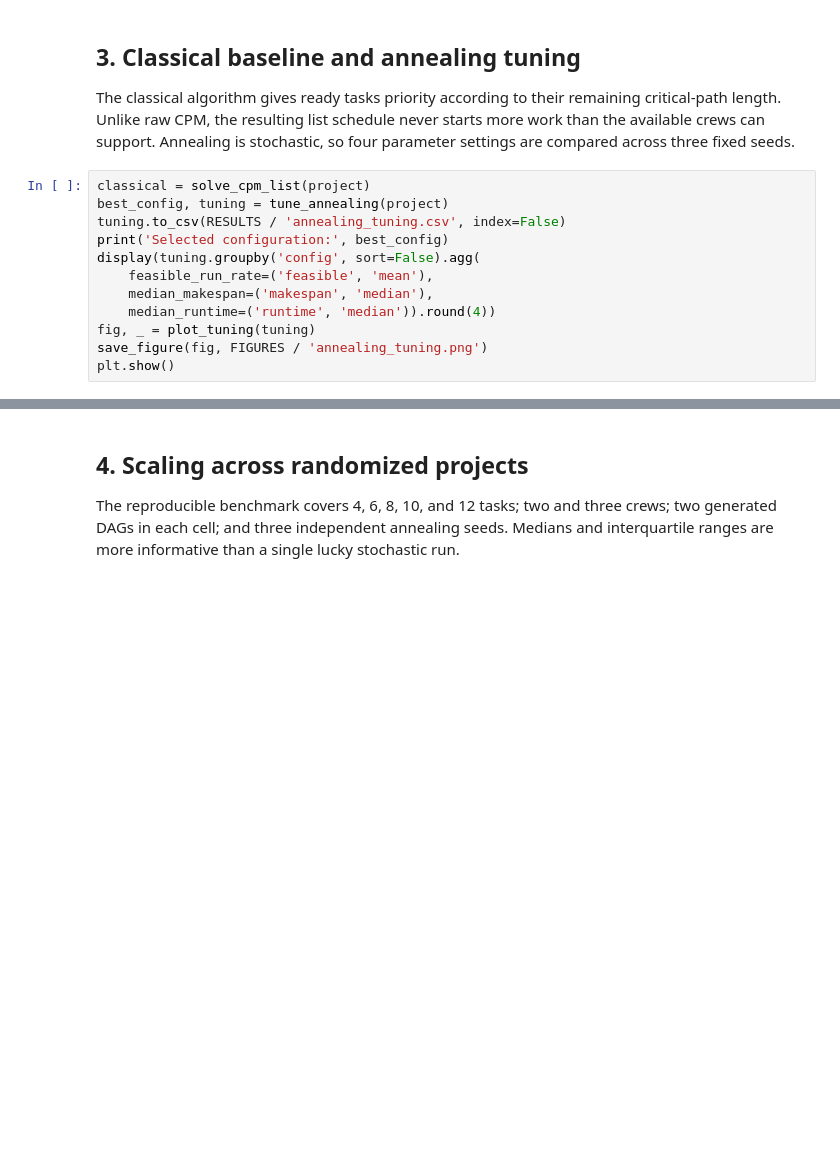
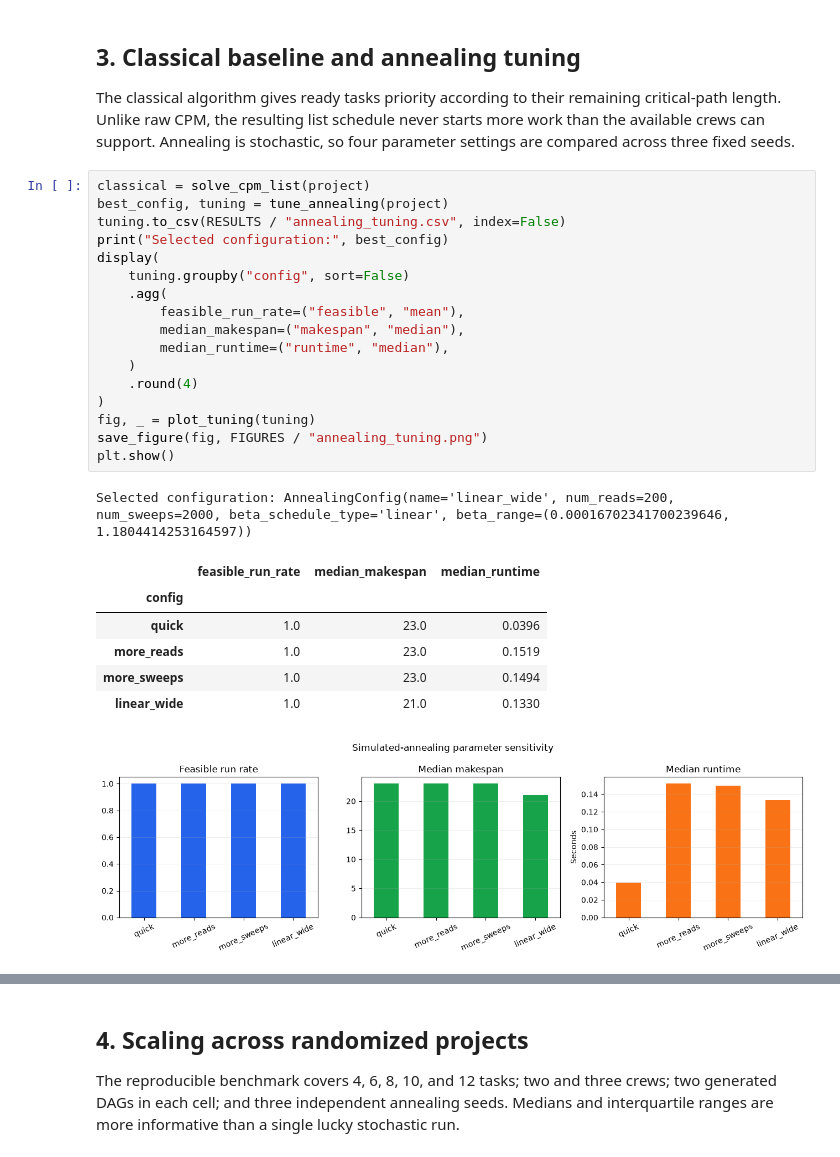
Before and after one commit to samarthgaggar/Quantum-Inspired-Optimization, a Jupyter notebook: notebooks/quantum_crew_scheduling.ipynb, the cells around one changed output, grey strips where cells are left out. Drawn from its saved outputs; the diff is of its cells as text; blank space fills up the shorter version.

```diff
--- a/notebooks/quantum_crew_scheduling.ipynb
+++ b/notebooks/quantum_crew_scheduling.ipynb
@@ -77,14 +193,28 @@ The classical algorithm gives ready tasks priority according to their remaining
 # %%
 classical = solve_cpm_list(project)
 best_config, tuning = tune_annealing(project)
-tuning.to_csv(RESULTS / 'annealing_tuning.csv', index=False)
-print('Selected configuration:', best_config)
-display(tuning.groupby('config', sort=False).agg(
-    feasible_run_rate=('feasible', 'mean'),
-    median_makespan=('makespan', 'median'),
-    median_runtime=('runtime', 'median')).round(4))
+tuning.to_csv(RESULTS / "annealing_tuning.csv", index=False)
+print("Selected configuration:", best_config)
+display(
+    tuning.groupby("config", sort=False)
+    .agg(
+        feasible_run_rate=("feasible", "mean"),
+        median_makespan=("makespan", "median"),
+        median_runtime=("runtime", "median"),
+    )
+    .round(4)
+)
 fig, _ = plot_tuning(tuning)
-save_figure(fig, FIGURES / 'annealing_tuning.png')
+save_figure(fig, FIGURES / "annealing_tuning.png")
 plt.show()
+# %% [output]
+Selected configuration: AnnealingConfig(name='linear_wide', num_reads=200, num_sweeps=2000, beta_schedule_type='linear', beta_range=(0.00016702341700239646, 1.1804414253164597))
+|  | feasible_run_rate | median_makespan | median_runtime |
+| config |  |  |  |
+| quick | 1.0 | 23.0 | 0.0396 |
+| more_reads | 1.0 | 23.0 | 0.1519 |
+| more_sweeps | 1.0 | 23.0 | 0.1494 |
+| linear_wide | 1.0 | 21.0 | 0.1330 |
+[figure, added]
 # %%
 best_params = asdict(best_config)
```
Also changed, not shown: parts of 13 cells of this notebook, 30 other files.
